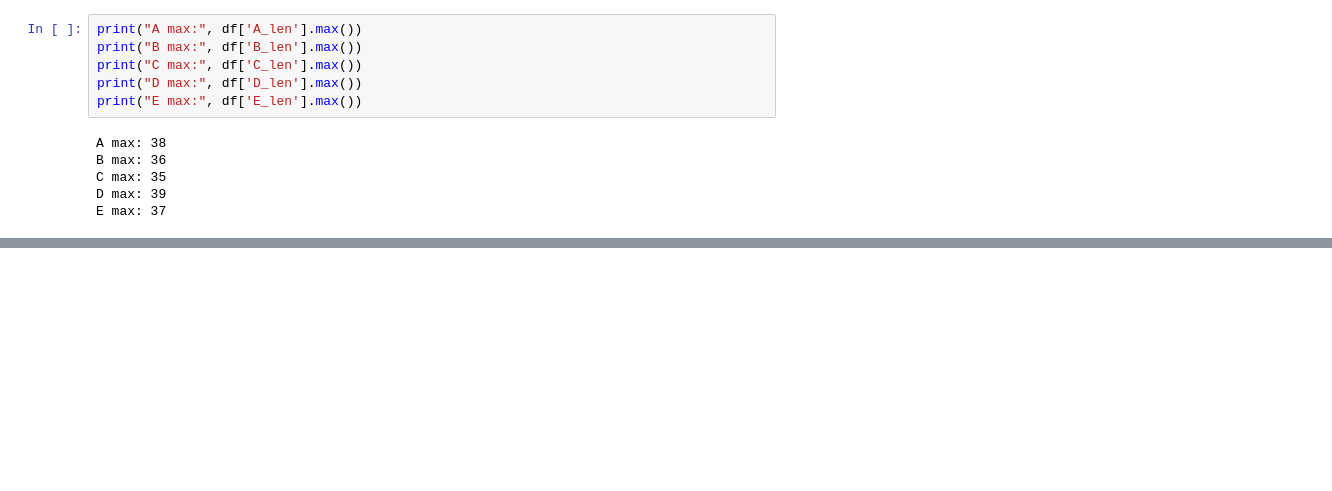
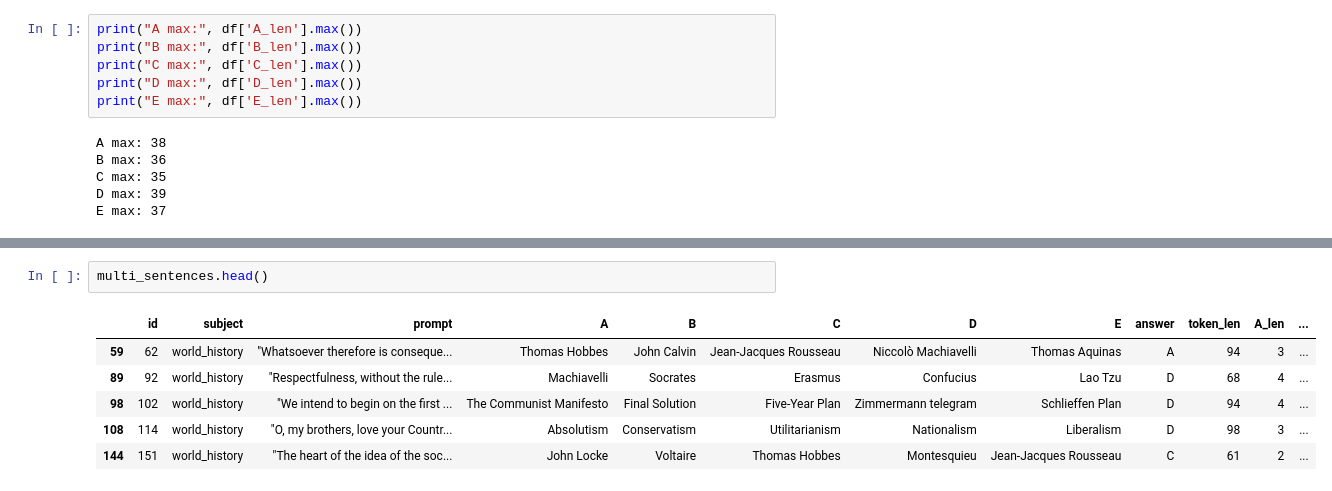
Before and after one commit to boostcampaitech8/pro-nlp-generationfornlp-nlp-13, a Jupyter notebook: notebooks/Kim/SAT_data.ipynb, the cells around one changed output, grey strips where cells are left out. Drawn from its saved outputs; the diff is of its cells as text; blank space fills up the shorter version.

```diff
--- a/notebooks/Kim/SAT_data.ipynb
+++ b/notebooks/Kim/SAT_data.ipynb
@@ -154,0 +242,9 @@ E max: 37
+# %%
+multi_sentences.head()
+# %% [output]
+|  | id | subject | prompt | A | B | C | D | E | answer | token_len | A_len | ... |
+| 59 | 62 | world_history | "Whatsoever therefore is conseque... | Thomas Hobbes | John Calvin | Jean-Jacques Rousseau | Niccolò Machiavelli | Thomas Aquinas | A | 94 | 3 | ... |
+| 89 | 92 | world_history | "Respectfulness, without the rule... | Machiavelli | Socrates | Erasmus | Confucius | Lao Tzu | D | 68 | 4 | ... |
+| 98 | 102 | world_history | "We intend to begin on the first ... | The Communist Manifesto | Final Solution | Five-Year Plan | Zimmermann telegram | Schlieffen Plan | D | 94 | 4 | ... |
+| 108 | 114 | world_history | "O, my brothers, love your Countr... | Absolutism | Conservatism | Utilitarianism | Nationalism | Liberalism | D | 98 | 3 | ... |
+| 144 | 151 | world_history | "The heart of the idea of the soc... | John Locke | Voltaire | Thomas Hobbes | Montesquieu | Jean-Jacques Rousseau | C | 61 | 2 | ... |
```
Also changed, not shown: parts of 16 cells of this notebook, 2 other files.
